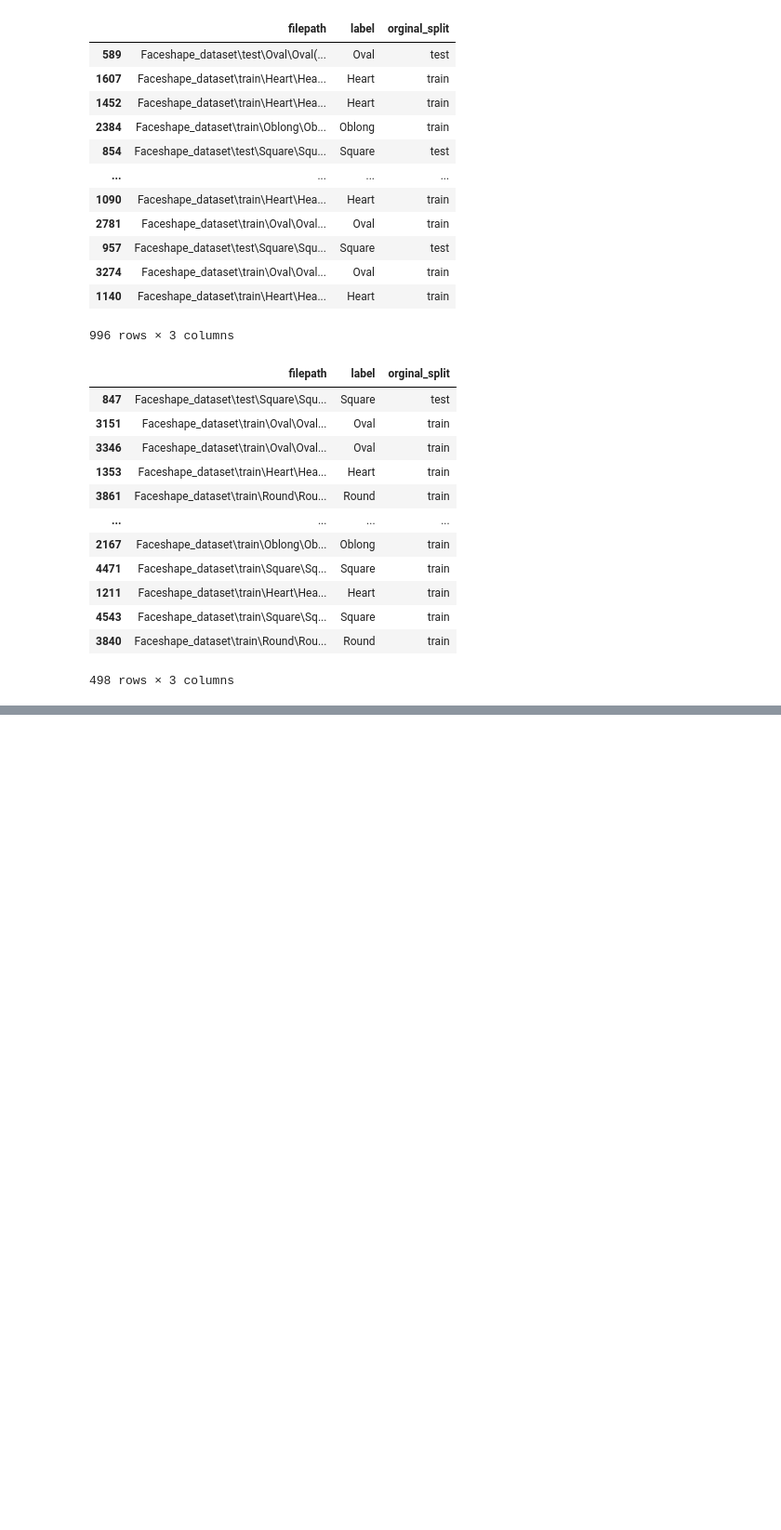
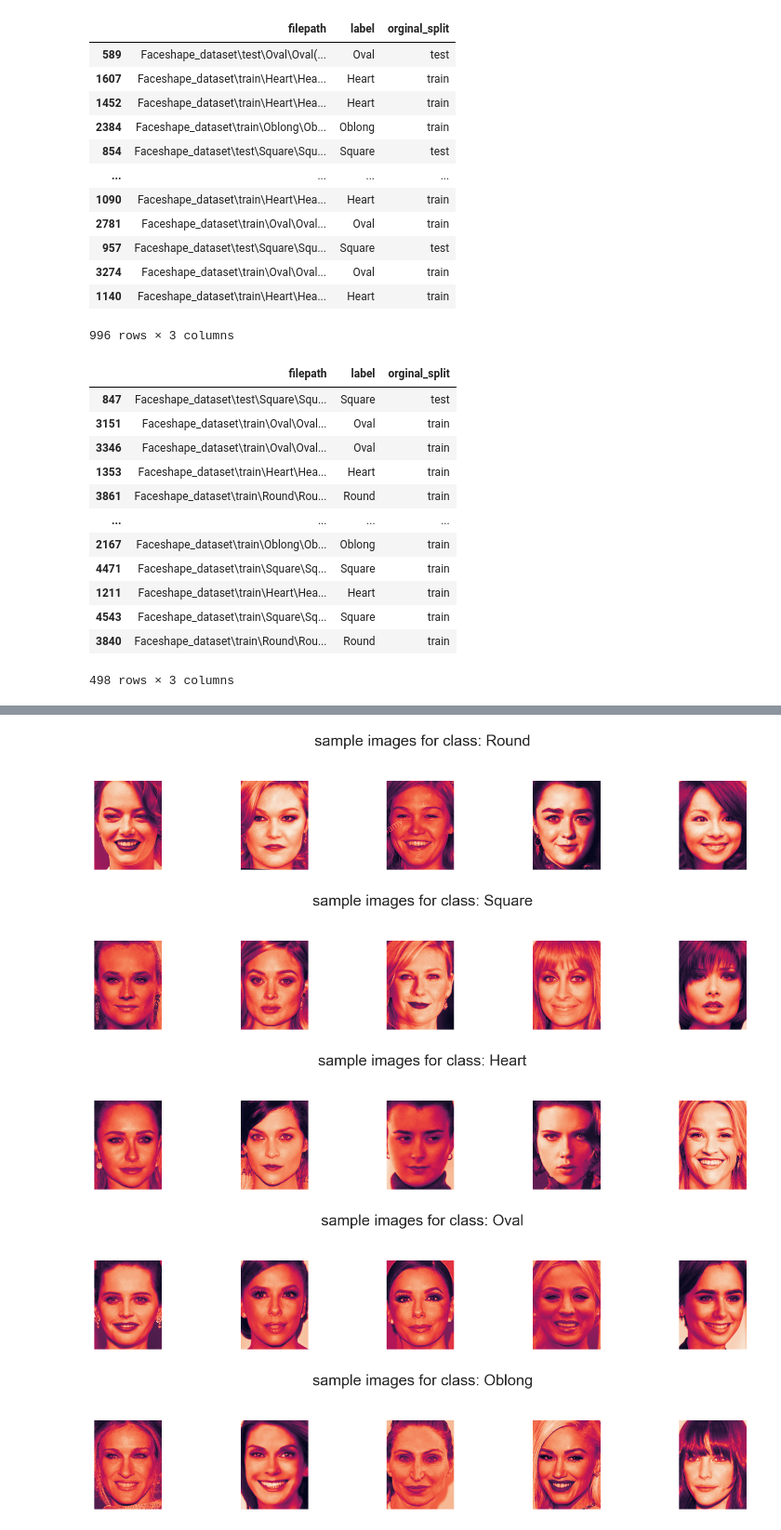
Before and after one commit to Sepide-naderi/eyeglasses_recommandation, a Jupyter notebook: face_shape_classification.ipynb, the cells around one changed output, grey strips where cells are left out. Shown at 93% size. Drawn from its saved outputs; the diff is of its cells as text; code cells hidden in the pictures; blank space fills up the shorter version.

```diff
--- a/face_shape_classification.ipynb
+++ b/face_shape_classification.ipynb
@@ -139,0 +214,29 @@ test_df
+# %%
+# display sample images
+def display_img(img_paths, title, cols=5):
+    rows = (len(img_paths) + cols - 1) // cols
+    plt.figure(figsize=(15, 3 * rows))
+    for i, path in enumerate(img_paths):
+        plt.subplot(rows, cols, i + 1)
+        try:
+            image = Image.open(path)
+            plt.imshow(image)
+            plt.axis('off')
+        except Exception as e:
+            print(f'error loading image {path}: {e}')
+    plt.suptitle(title)
+    plt.tight_layout(rect=[0, 0, 1, 0.95])
+    plt.show()
+# %%
+# from each class of train, select 5 random sample images
+unique_classes = train_df['label'].unique()
+for cls in unique_classes:
+    sample_paths = train_df[train_df['label'] == cls]['filepath'].tolist()
+    sample_paths = random.sample(sample_paths, min(5, len(sample_paths)))
+    display_img(sample_paths, title=f' sample images for class: {cls}')
+# %% [output]
+[figure, added]
+[figure, added]
+[figure, added]
+[figure, added]
+[figure, added]
```
Also changed, not shown: parts of 5 cells of this notebook.
